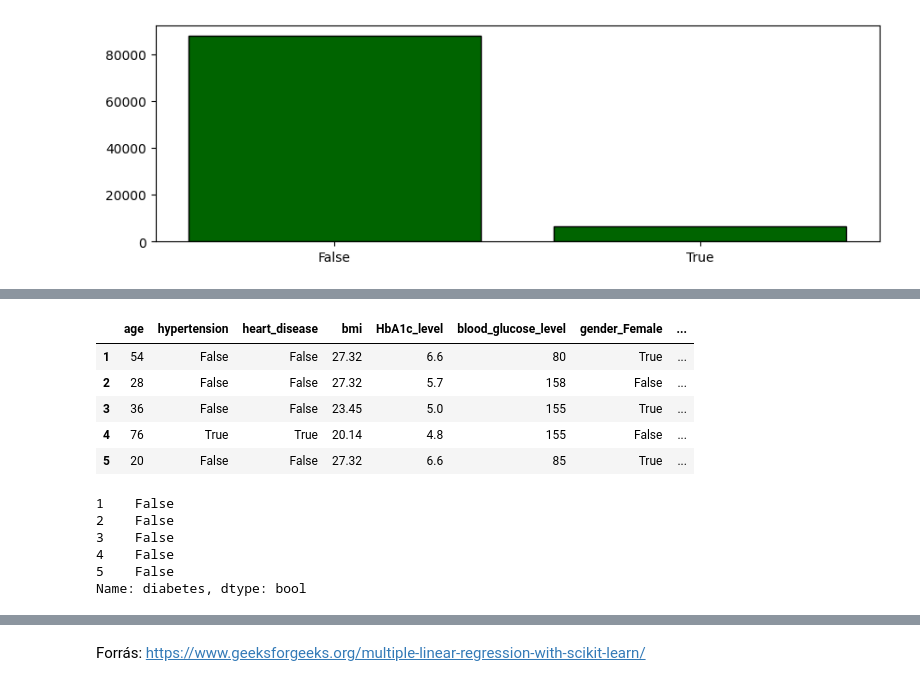
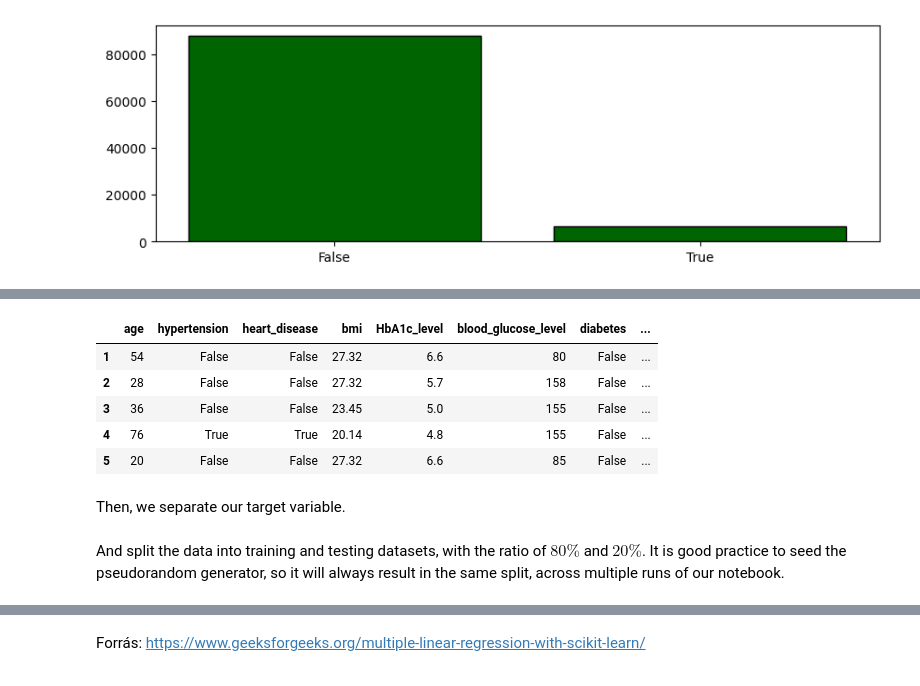
Before and after one commit to nemkin/matstat-diabetes, a Jupyter notebook: diabetes.ipynb, the cells around one changed output, grey strips where cells are left out. Cells and saved outputs as stored; diff of their text form; code cells hidden in the pictures.

```diff
--- a/diabetes.ipynb
+++ b/diabetes.ipynb
@@ -283,3 +283,5 @@ plt.show()
 The category Other can mean many things. For medical research, we are concerned about the biological sex of the participants, so I will remove these entries too.
 # %%
 df = df[df['gender'] != 'Other']
+df['gender'] = df['gender'].cat.remove_categories('Other')
+df['gender'].unique()
@@ -379,21 +386,12 @@ plt.show()
 # %%
 df_encoded = pd.get_dummies(df)
-X = df_encoded.drop('diabetes', axis=1)
-X.head()
+df_encoded.head()
 # %% [output]
-|  | age | hypertension | heart_disease | bmi | HbA1c_level | blood_glucose_level | gender_Female | ... |
-| 1 | 54 | False | False | 27.32 | 6.6 | 80 | True | ... |
+|  | age | hypertension | heart_disease | bmi | HbA1c_level | blood_glucose_level | diabetes | ... |
+| 1 | 54 | False | False | 27.32 | 6.6 | 80 | False | ... |
 | 2 | 28 | False | False | 27.32 | 5.7 | 158 | False | ... |
-| 3 | 36 | False | False | 23.45 | 5.0 | 155 | True | ... |
+| 3 | 36 | False | False | 23.45 | 5.0 | 155 | False | ... |
 | 4 | 76 | True | True | 20.14 | 4.8 | 155 | False | ... |
-| 5 | 20 | False | False | 27.32 | 6.6 | 85 | True | ... |
+| 5 | 20 | False | False | 27.32 | 6.6 | 85 | False | ... |
-# %%
-y = df_encoded['diabetes']
-y.head()
-# %% [output]
-1    False
-2    False
-3    False
-4    False
-5    False
-Name: diabetes, dtype: bool
+# %% [markdown]
+Then, we separate our target variable.
@@ -400,2 +401,4 @@ Name: diabetes, dtype: bool
+# %% [markdown]
+And split the data into training and testing datasets, with the ratio of $80\%$ and $20\%$. It is good practice to seed the pseudorandom generator, so it will always result in the same split, across multiple runs of our notebook.
 # %%
 X_train, X_test, y_train, y_test = train_test_split(X, y, test_size=0.2, random_state=42)
```
Also changed, not shown: parts of 17 cells of this notebook.
